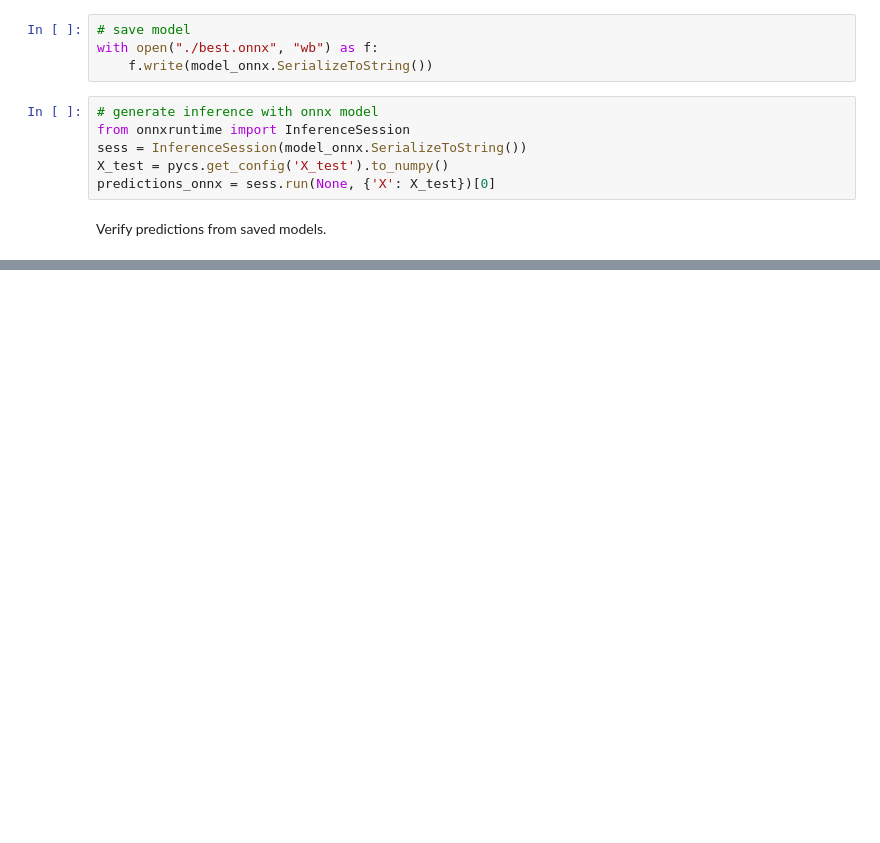
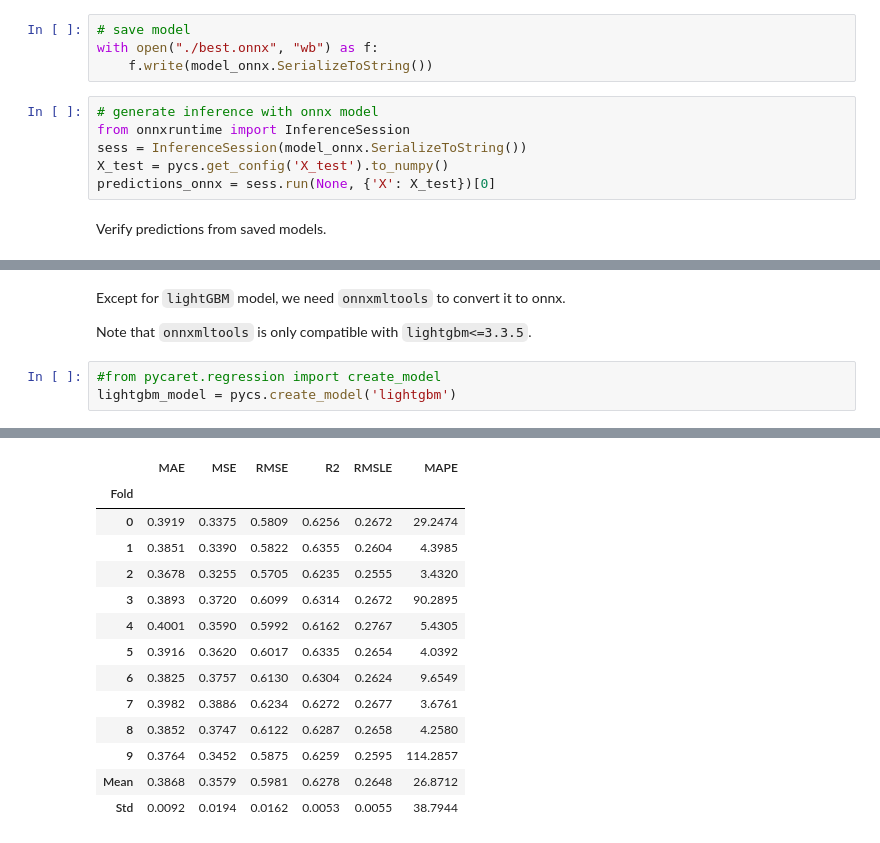
Before and after one commit to EXCITED-CO2/excited-workflow, a Jupyter notebook: workflow_carbon_tracker.ipynb, the cells around one changed output, grey strips where cells are left out. Saved outputs shown, nothing was run; the diff lists cells and outputs as text; blank space fills up the shorter version.

```diff
--- a/workflow_carbon_tracker.ipynb
+++ b/workflow_carbon_tracker.ipynb
@@ -152,3 +152,11 @@ predictions_best = best.predict(X_test)
 np.allclose(predictions_onnx[:, 0], predictions_best, equal_nan=True)
 # %% [output]
 True
+# %% [markdown]
+Except for `lightGBM` model, we need `onnxmltools` to convert it to onnx. <br>
+
+Note that `onnxmltools` is only compatible with `lightgbm<=3.3.5`.
+# %%
+#from pycaret.regression import create_model
+lightgbm_model = pycs.create_model('lightgbm')
+# %% [output]
@@ -154,0 +164,14 @@ True
+|  | MAE | MSE | RMSE | R2 | RMSLE | MAPE |
+| Fold |  |  |  |  |  |  |
+| 0 | 0.3919 | 0.3375 | 0.5809 | 0.6256 | 0.2672 | 29.2474 |
+| 1 | 0.3851 | 0.3390 | 0.5822 | 0.6355 | 0.2604 | 4.3985 |
+| 2 | 0.3678 | 0.3255 | 0.5705 | 0.6235 | 0.2555 | 3.4320 |
+| 3 | 0.3893 | 0.3720 | 0.6099 | 0.6314 | 0.2672 | 90.2895 |
+| 4 | 0.4001 | 0.3590 | 0.5992 | 0.6162 | 0.2767 | 5.4305 |
+| 5 | 0.3916 | 0.3620 | 0.6017 | 0.6335 | 0.2654 | 4.0392 |
+| 6 | 0.3825 | 0.3757 | 0.6130 | 0.6304 | 0.2624 | 9.6549 |
+| 7 | 0.3982 | 0.3886 | 0.6234 | 0.6272 | 0.2677 | 3.6761 |
+| 8 | 0.3852 | 0.3747 | 0.6122 | 0.6287 | 0.2658 | 4.2580 |
+| 9 | 0.3764 | 0.3452 | 0.5875 | 0.6259 | 0.2595 | 114.2857 |
+| Mean | 0.3868 | 0.3579 | 0.5981 | 0.6278 | 0.2648 | 26.8712 |
+| Std | 0.0092 | 0.0194 | 0.0162 | 0.0053 | 0.0055 | 38.7944 |
```
Also changed, not shown: parts of 7 cells of this notebook, 1 other file.
